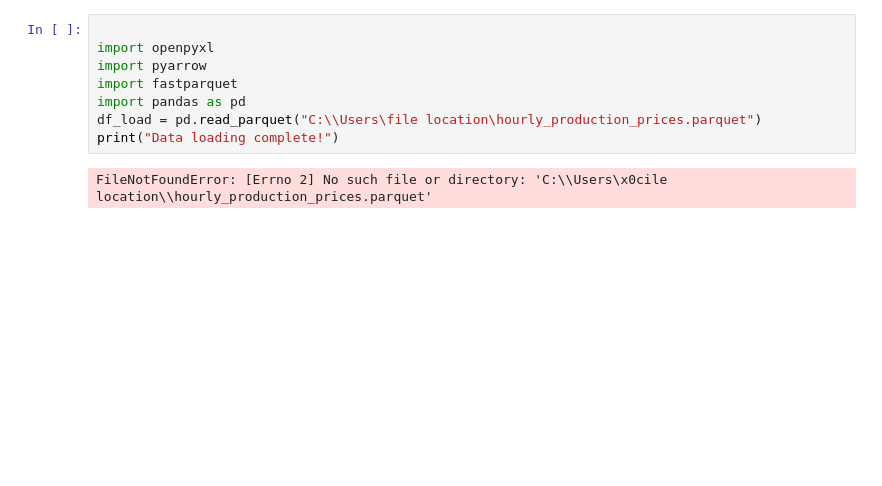
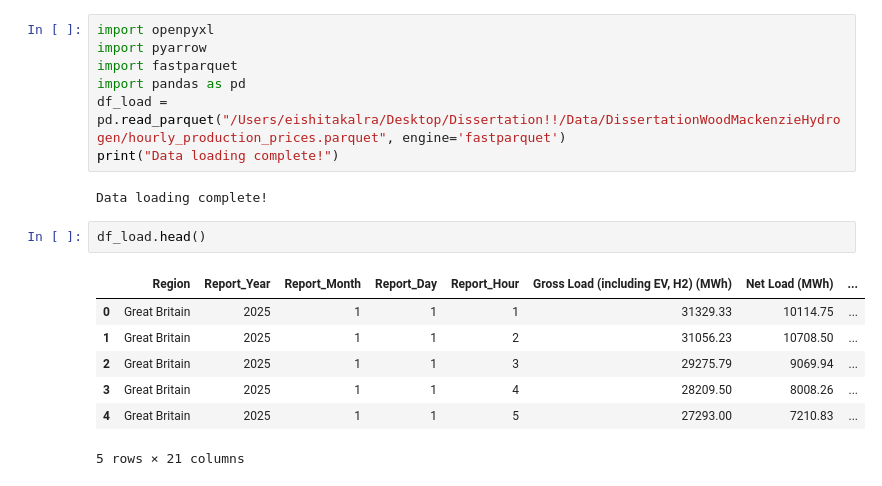
Before and after one commit to eishitakalra/DissertationWoodMackenzieHydrogen, a Jupyter notebook: TestingReadingData.ipynb, the cells around one changed output. Cells and saved outputs as stored; diff of their text form; blank space fills up the shorter version.

```diff
--- a/TestingReadingData.ipynb
+++ b/TestingReadingData.ipynb
@@ -1,10 +1,19 @@
 # %%
-
 import openpyxl
 import pyarrow
 import fastparquet
 import pandas as pd
-df_load = pd.read_parquet("C:\\Users\file location\hourly_production_prices.parquet")
+df_load = pd.read_parquet("/Users/eishitakalra/Desktop/Dissertation!!/Data/DissertationWoodMackenzieHydrogen/hourly_production_prices.parquet", engine='fastparquet')
 print("Data loading complete!")
 # %% [output]
-FileNotFoundError: [Errno 2] No such file or directory: 'C:\\Users\x0cile location\\hourly_production_prices.parquet'
+Data loading complete!
+# %%
+df_load.head()
+# %% [output]
+|  | Region | Report_Year | Report_Month | Report_Day | Report_Hour | Gross Load (including EV, H2) (MWh) | Net Load (MWh) | ... |
+| 0 | Great Britain | 2025 | 1 | 1 | 1 | 31329.33 | 10114.75 | ... |
+| 1 | Great Britain | 2025 | 1 | 1 | 2 | 31056.23 | 10708.50 | ... |
+| 2 | Great Britain | 2025 | 1 | 1 | 3 | 29275.79 | 9069.94 | ... |
+| 3 | Great Britain | 2025 | 1 | 1 | 4 | 28209.50 | 8008.26 | ... |
+| 4 | Great Britain | 2025 | 1 | 1 | 5 | 27293.00 | 7210.83 | ... |
+5 rows × 21 columns
```
Also changed, not shown: parts of 16 cells of this notebook, 1 other file.
